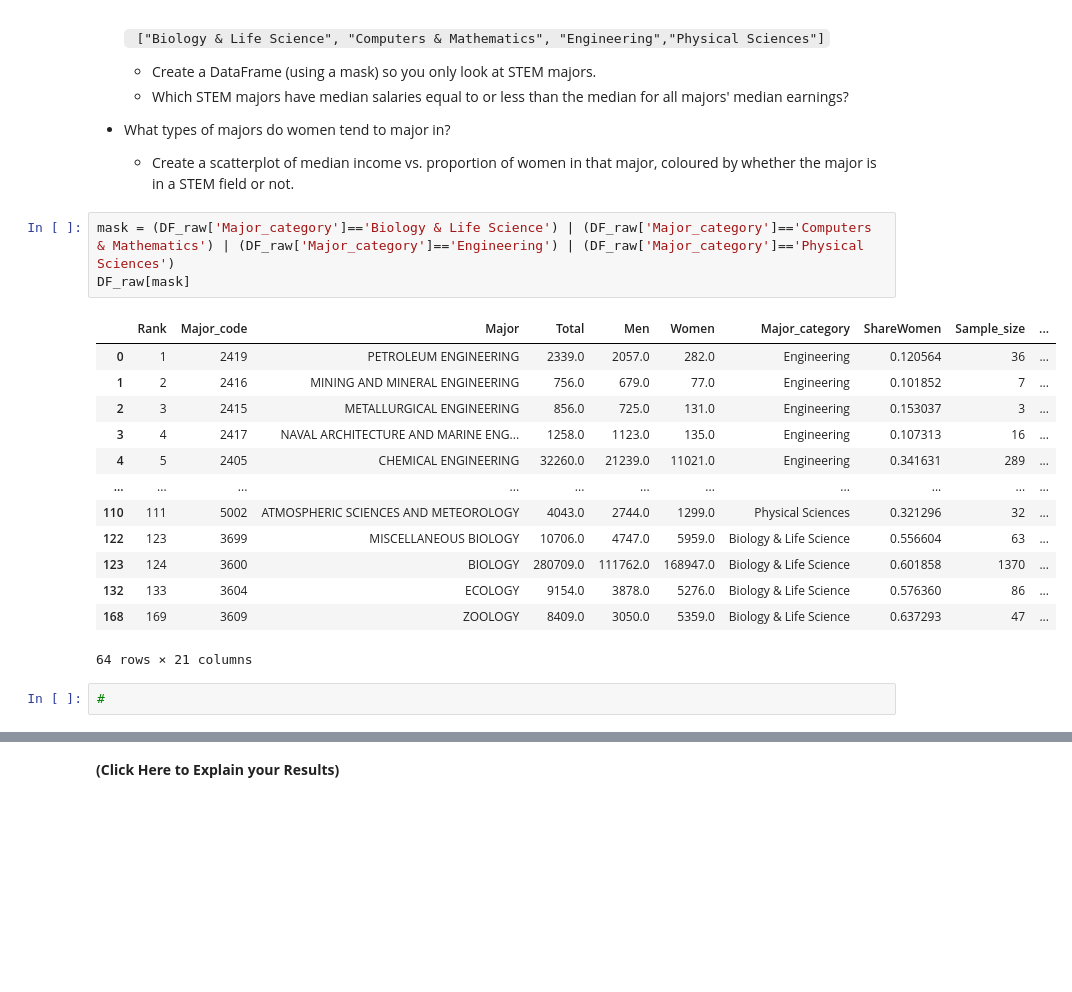
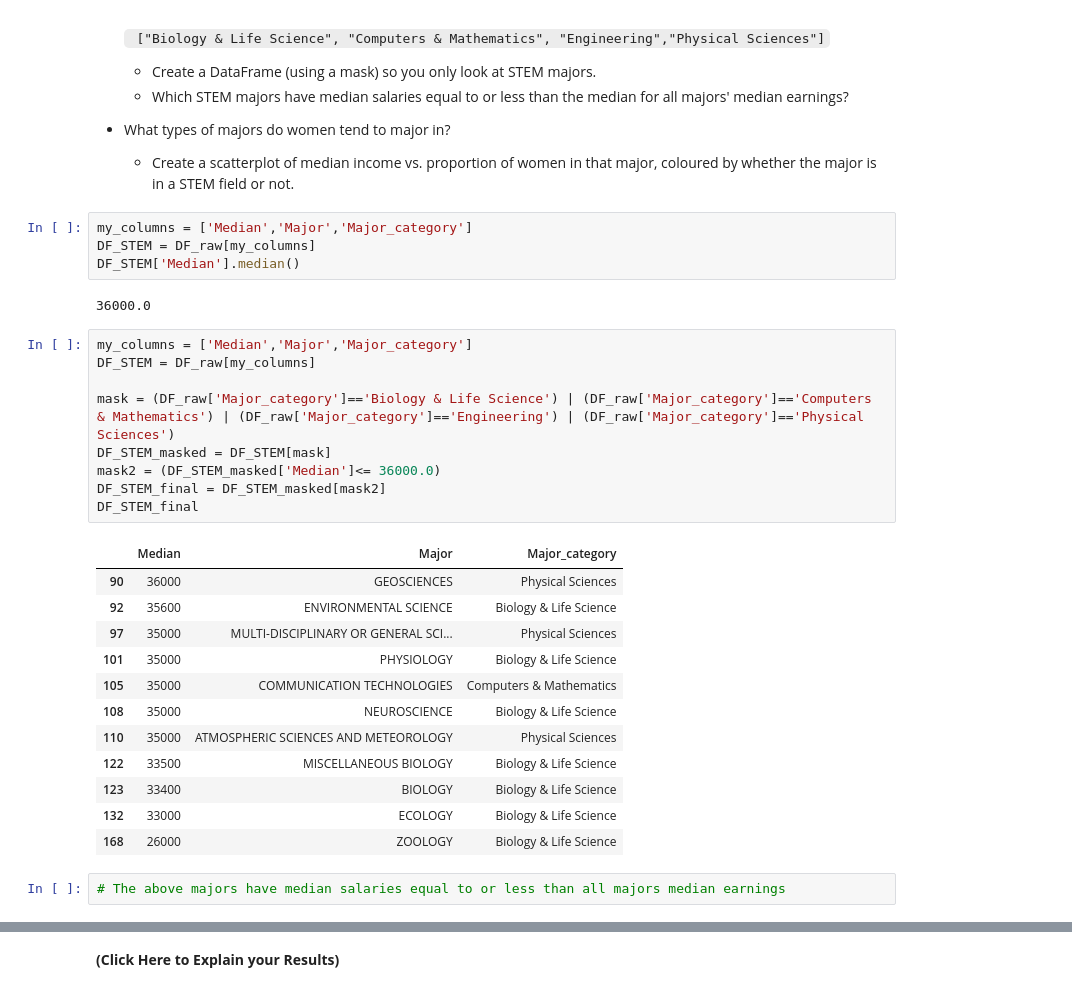
Before and after one commit to sophiamagcale/Day7, a Jupyter notebook: Day7-HW.ipynb, the cells around one changed output, grey strips where cells are left out. Cells and saved outputs as stored; diff of their text form; blank space fills up the shorter version.

```diff
--- a/Day7-HW.ipynb
+++ b/Day7-HW.ipynb
@@ -388,23 +412,34 @@ Use the facet_row_spacing argument to adjust this spacing.
     * Which STEM majors have median salaries equal to or less than the median for all majors' median earnings?
 * What types of majors do women tend to major in?
     * Create a scatterplot of median income vs. proportion of women in that major, coloured by whether the major is in a STEM field or not.
+# %%
+my_columns = ['Median','Major','Major_category']
+DF_STEM = DF_raw[my_columns]
+DF_STEM['Median'].median()
+# %% [output]
+36000.0
 # %%
+my_columns = ['Median','Major','Major_category']
+DF_STEM = DF_raw[my_columns]
+
 mask = (DF_raw['Major_category']=='Biology & Life Science') | (DF_raw['Major_category']=='Computers & Mathematics') | (DF_raw['Major_category']=='Engineering') | (DF_raw['Major_category']=='Physical Sciences')
-DF_raw[mask]
+DF_STEM_masked = DF_STEM[mask]
+mask2 = (DF_STEM_masked['Median']<= 36000.0)
+DF_STEM_final = DF_STEM_masked[mask2]
+DF_STEM_final
 # %% [output]
-|  | Rank | Major_code | Major | Total | Men | Women | Major_category | ShareWomen | Sample_size | ... |
-| 0 | 1 | 2419 | PETROLEUM ENGINEERING | 2339.0 | 2057.0 | 282.0 | Engineering | 0.120564 | 36 | ... |
-| 1 | 2 | 2416 | MINING AND MINERAL ENGINEERING | 756.0 | 679.0 | 77.0 | Engineering | 0.101852 | 7 | ... |
-| 2 | 3 | 2415 | METALLURGICAL ENGINEERING | 856.0 | 725.0 | 131.0 | Engineering | 0.153037 | 3 | ... |
-| 3 | 4 | 2417 | NAVAL ARCHITECTURE AND MARINE ENG... | 1258.0 | 1123.0 | 135.0 | Engineering | 0.107313 | 16 | ... |
-| 4 | 5 | 2405 | CHEMICAL ENGINEERING | 32260.0 | 21239.0 | 11021.0 | Engineering | 0.341631 | 289 | ... |
-| ... | ... | ... | ... | ... | ... | ... | ... | ... | ... | ... |
-| 110 | 111 | 5002 | ATMOSPHERIC SCIENCES AND METEOROLOGY | 4043.0 | 2744.0 | 1299.0 | Physical Sciences | 0.321296 | 32 | ... |
-| 122 | 123 | 3699 | MISCELLANEOUS BIOLOGY | 10706.0 | 4747.0 | 5959.0 | Biology & Life Science | 0.556604 | 63 | ... |
-| 123 | 124 | 3600 | BIOLOGY | 280709.0 | 111762.0 | 168947.0 | Biology & Life Science | 0.601858 | 1370 | ... |
-| 132 | 133 | 3604 | ECOLOGY | 9154.0 | 3878.0 | 5276.0 | Biology & Life Science | 0.576360 | 86 | ... |
-| 168 | 169 | 3609 | ZOOLOGY | 8409.0 | 3050.0 | 5359.0 | Biology & Life Science | 0.637293 | 47 | ... |
+|  | Median | Major | Major_category |
+| 90 | 36000 | GEOSCIENCES | Physical Sciences |
+| 92 | 35600 | ENVIRONMENTAL SCIENCE | Biology & Life Science |
+| 97 | 35000 | MULTI-DISCIPLINARY OR GENERAL SCI... | Physical Sciences |
+| 101 | 35000 | PHYSIOLOGY | Biology & Life Science |
+| 105 | 35000 | COMMUNICATION TECHNOLOGIES | Computers & Mathematics |
+| 108 | 35000 | NEUROSCIENCE | Biology & Life Science |
+| 110 | 35000 | ATMOSPHERIC SCIENCES AND METEOROLOGY | Physical Sciences |
+| 122 | 33500 | MISCELLANEOUS BIOLOGY | Biology & Life Science |
+| 123 | 33400 | BIOLOGY | Biology & Life Science |
+| 132 | 33000 | ECOLOGY | Biology & Life Science |
+| 168 | 26000 | ZOOLOGY | Biology & Life Science |
-64 rows × 21 columns
 # %%
-#
+# The above majors have median salaries equal to or less than all majors median earnings
 # %%
```
Also changed, not shown: parts of 8 cells of this notebook.
